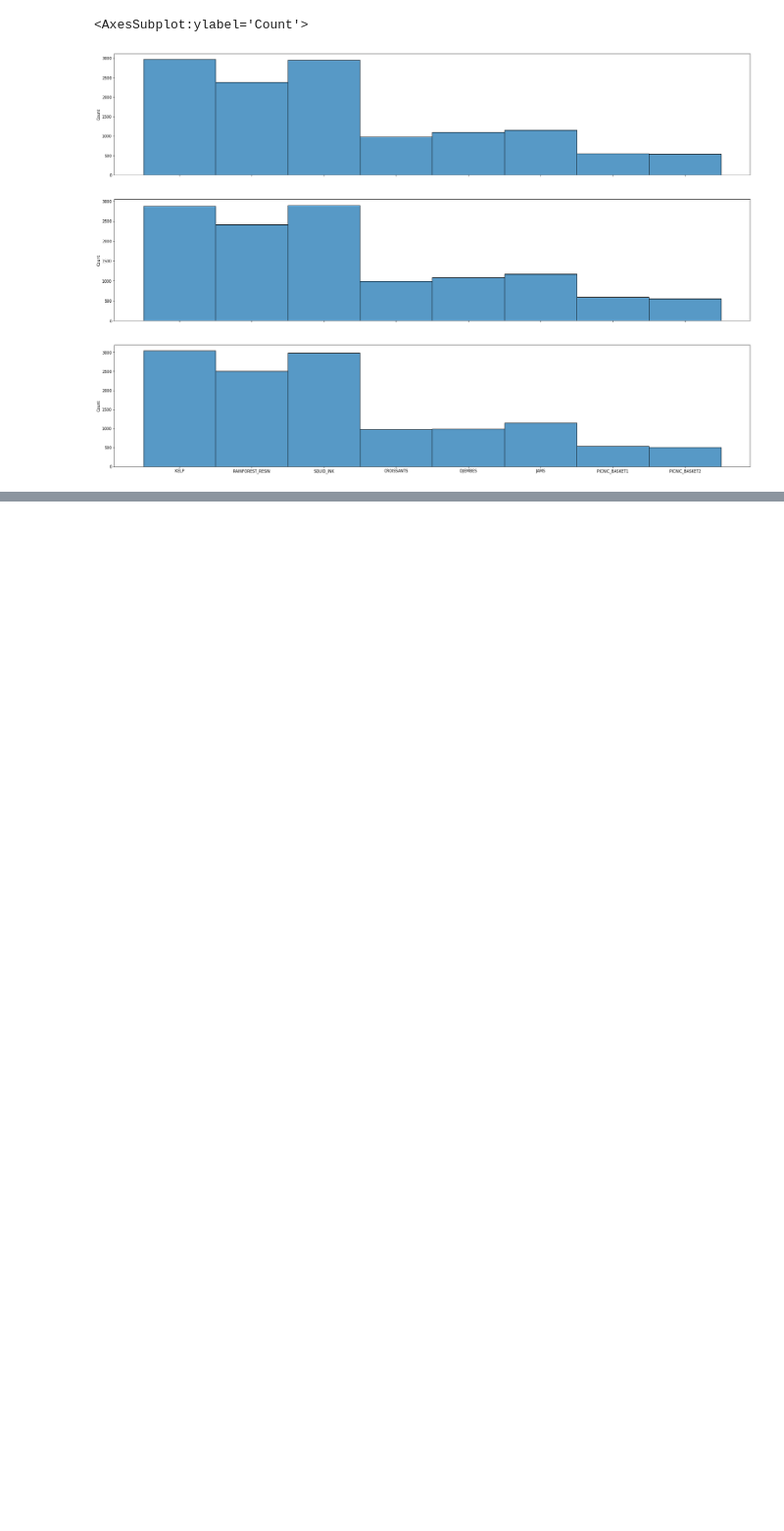
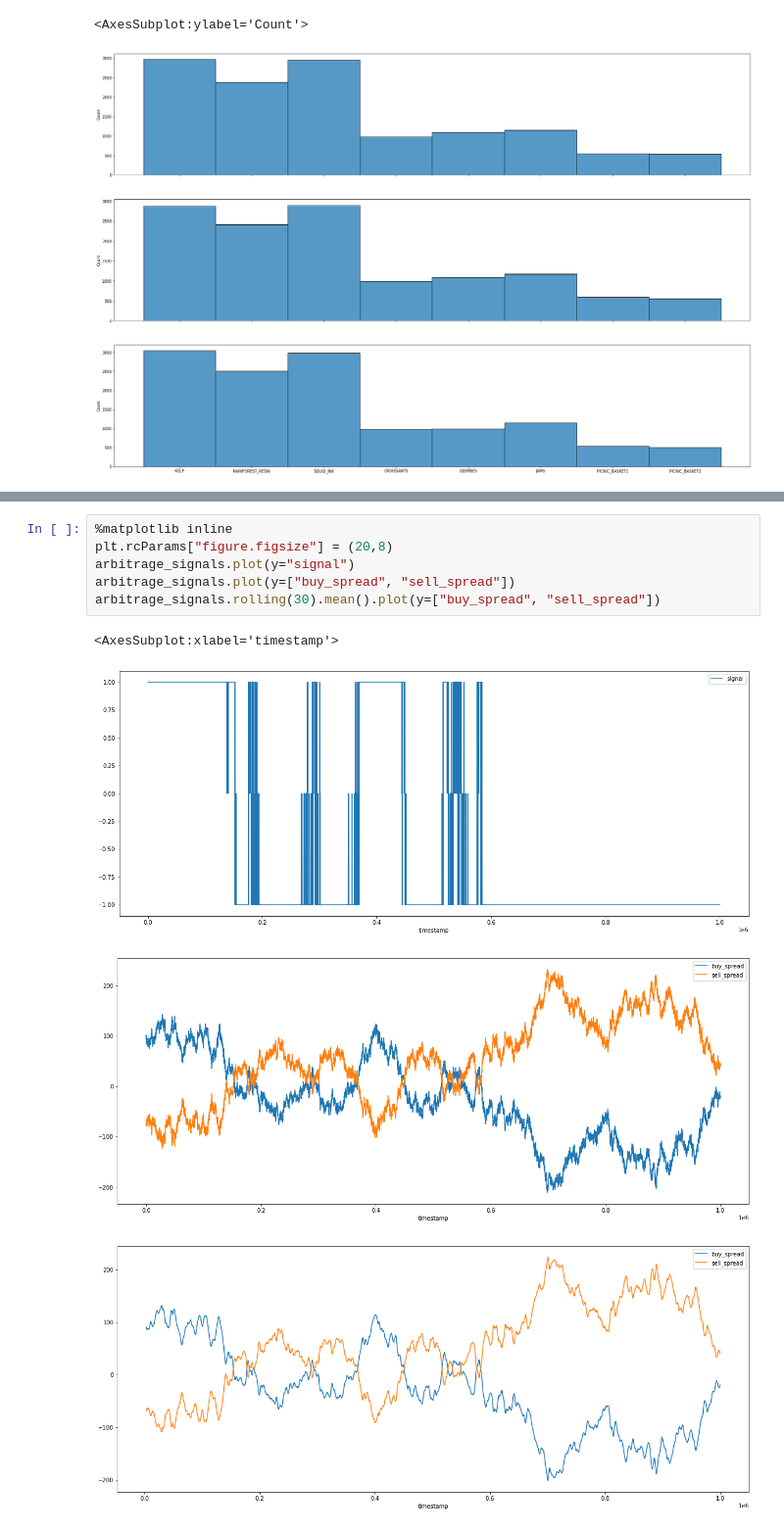
Before and after one commit to AnKhanhKiki/IMC-Trading, a Jupyter notebook: notebooks/round2_sai.ipynb, the cells around one changed output, grey strips where cells are left out. Shown: that part at 98% size. Drawn from its saved outputs; the diff is of its cells as text; blank space fills up the shorter version.

```diff
--- a/notebooks/round2_sai.ipynb
+++ b/notebooks/round2_sai.ipynb
@@ -234,0 +366,11 @@ sns.histplot(tdf2["symbol"].values, ax=ax3)
+# %%
+%matplotlib inline
+plt.rcParams["figure.figsize"] = (20,8)
+arbitrage_signals.plot(y="signal")
+arbitrage_signals.plot(y=["buy_spread", "sell_spread"])
+arbitrage_signals.rolling(30).mean().plot(y=["buy_spread", "sell_spread"])
+# %% [output]
+<AxesSubplot:xlabel='timestamp'>
+[figure, added]
+[figure, added]
+[figure, added]
```
Also changed, not shown: parts of 9 cells of this notebook, 1 other file.
